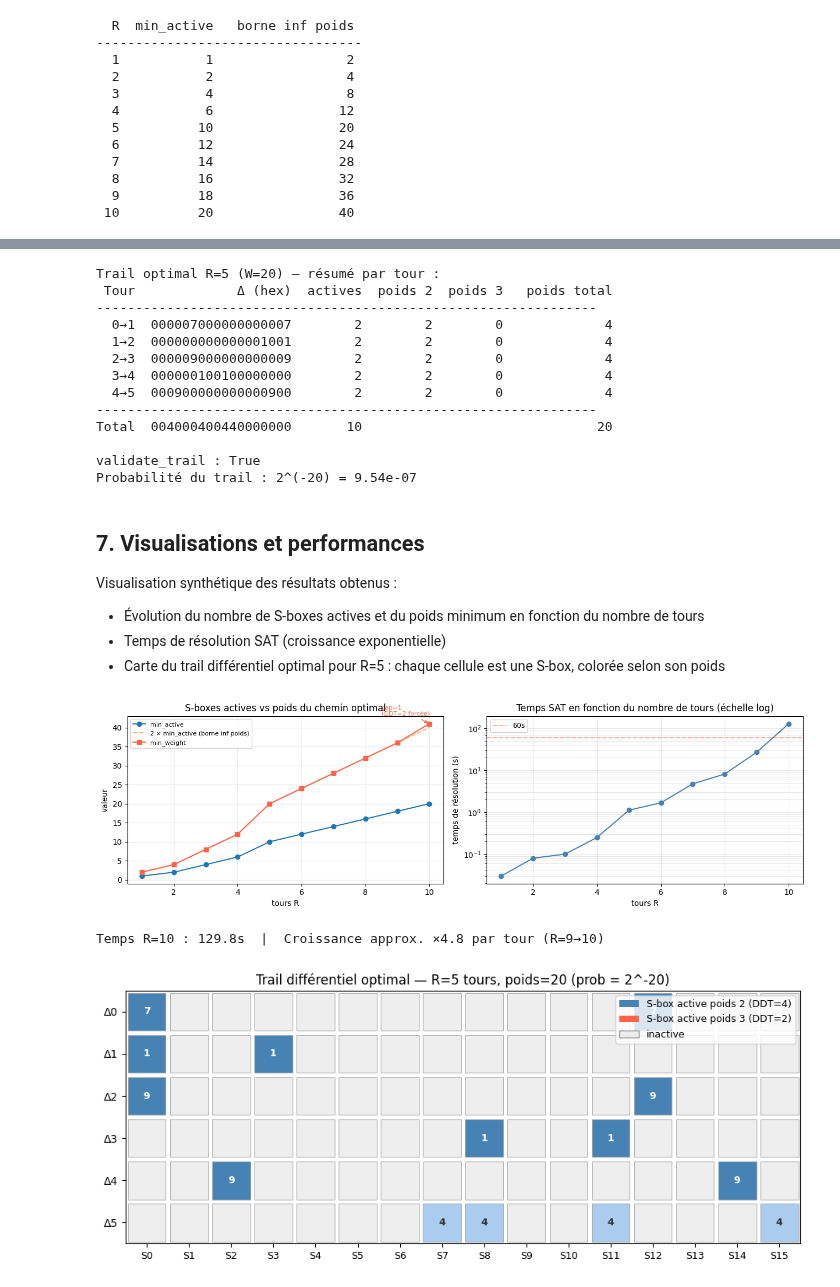
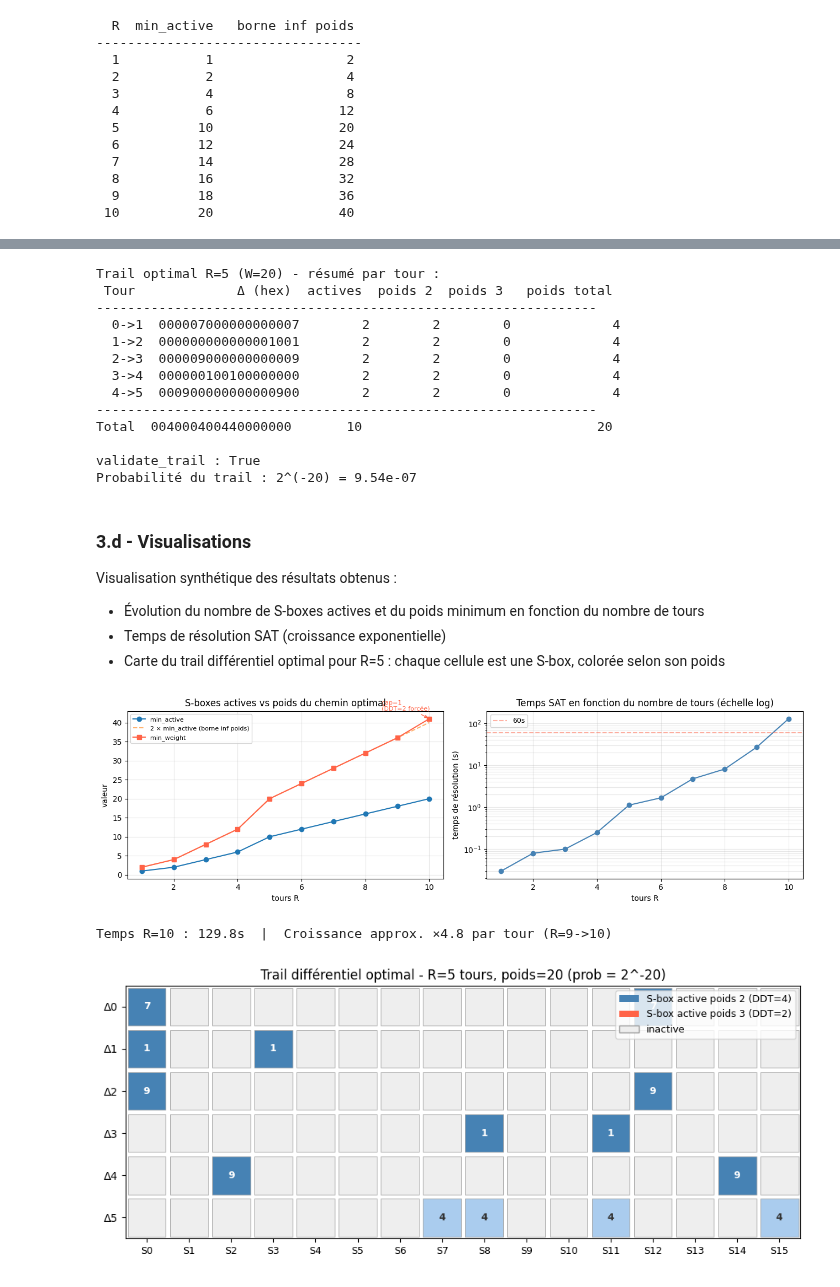
Before and after one commit to touikss/present-sat-cryptanalysis, a Jupyter notebook: notebook.ipynb, the cells around one changed output, grey strips where cells are left out. Cells and saved outputs as stored; diff of their text form; code cells hidden in the pictures.

```diff
--- a/notebook.ipynb
+++ b/notebook.ipynb
@@ -421,7 +404,7 @@ W_demo = min_weight_results[R_demo]
 cnf = build_weighted_model(R_demo, W=W_demo)
 with Cadical195(bootstrap_with=cnf.clauses) as solver:
     sat = solver.solve()
-    assert sat, "Aucun trail — vérifier W"
+    assert sat, "Aucun trail - vérifier W"
     model = solver.get_model()
 
 pos    = set(model)
@@ -435,7 +418,7 @@ def fmt_delta(r, d):
     label   = f"Δ{r} {'(entrée)' if r == 0 else f'(sortie tour {r})'}"
     return f"  {label:<26} {d:016X}   [{n_act} nibble{'s' if n_act != 1 else ''} actif{'s' if n_act != 1 else ''}]"
 
-print(f"Trail optimal — R={R_demo} tour{'s' if R_demo > 1 else ''}, poids cible W={W_demo}")
+print(f"Trail optimal - R={R_demo} tour{'s' if R_demo > 1 else ''}, poids cible W={W_demo}")
 print(SEP)
 
 for r in range(R_demo):
@@ -478,7 +461,7 @@ Trail optimal — R=3 tours, poids cible W=8
   poids réel     : 2×4 + 1×0 = 8  (cible 8)
   probabilité    : 2^(-8) = 3.91e-03
 # %%
-# Trail optimal R=5 (poids 20) — extraction et résumé par tour
+# Trail optimal R=5 (poids 20) - extraction et résumé par tour
 R_vis = 5
 W_vis = min_weight_results[R_vis]
 
@@ -493,7 +476,7 @@ pos_vis    = set(model_vis)
 is_active = [[active_var(R_vis, r, s) in pos_vis for s in range(16)] for r in range(R_vis)]
 is_heavy  = [[heavy_var(R_vis,  r, s) in pos_vis for s in range(16)] for r in range(R_vis)]
 
-print(f"Trail optimal R={R_vis} (W={W_vis}) — résumé par tour :")
+print(f"Trail optimal R={R_vis} (W={W_vis}) - résumé par tour :")
 print(f"{'Tour':>5}  {'Δ (hex)':>18}  {'actives':>7}  {'poids 2':>7}  {'poids 3':>7}  {'poids total':>12}")
 print("-" * 64)
 total_w = 0
@@ -509,21 +492,21 @@ print()
 print(f"validate_trail : {validate_trail(deltas_vis, R_vis)}")
 print(f"Probabilité du trail : 2^(-{total_w}) = {2**(-total_w):.2e}")
 # %% [output]
-Trail optimal R=5 (W=20) — résumé par tour :
+Trail optimal R=5 (W=20) - résumé par tour :
  Tour             Δ (hex)  actives  poids 2  poids 3   poids total
 ----------------------------------------------------------------
-  0→1  000007000000000007        2        2        0             4
-  1→2  000000000000001001        2        2        0             4
-  2→3  000009000000000009        2        2        0             4
-  3→4  000000100100000000        2        2        0             4
-  4→5  000900000000000900        2        2        0             4
+  0->1  000007000000000007        2        2        0             4
+  1->2  000000000000001001        2        2        0             4
+  2->3  000009000000000009        2        2        0             4
+  3->4  000000100100000000        2        2        0             4
+  4->5  000900000000000900        2        2        0             4
 ----------------------------------------------------------------
 Total  004000400440000000       10                              20
 
 validate_trail : True
 Probabilité du trail : 2^(-20) = 9.54e-07
 # %% [markdown]
-## 7. Visualisations et performances
+### 3.d - Visualisations
 
 Visualisation synthétique des résultats obtenus :
 - Évolution du nombre de S-boxes actives et du poids minimum en fonction du nombre de tours
@@ -563,9 +546,9 @@ plt.show()
 print(f"Temps R=10 : {solve_times[10]:.1f}s  |  Croissance approx. ×{solve_times[10]/solve_times[9]:.1f} par tour (R=9->10)")
 # %% [output]
 [figure]
-Temps R=10 : 129.8s  |  Croissance approx. ×4.8 par tour (R=9→10)
+Temps R=10 : 129.8s  |  Croissance approx. ×4.8 par tour (R=9->10)
 # %%
-# Carte du trail optimal R=5 — grille 16 S-boxes × (R+1) couches
+# Carte du trail optimal R=5 - grille 16 S-boxes × (R+1) couches
 fig, ax = plt.subplots(figsize=(15, 4))
 ax.set_xlim(-0.5, 15.5)
 ax.set_ylim(-0.5, R_vis + 0.5)
@@ -579,33 +562,33 @@ for r in range(R_vis + 1):
         if r < R_vis:
             if is_heavy[r][s]:
                 color = 'tomato'
             elif is_active[r][s]:
                 color = 'steelblue'
             else:
                 color = '#eeeeee'
         else:
             color = '#aaccee' if nibble else '#eeeeee'
         ax.add_patch(plt.Rectangle((s - 0.45, r - 0.45), 0.9, 0.9,
                                     fc=color, ec='#999999', lw=0.5))
         if nibble:
             fc = 'white' if color in ('steelblue', 'tomato') else '#333333'
             ax.text(s, r, f'{nibble:X}', ha='center', va='center', fontsize=9, color=fc, fontweight='bold')
 
 ax.set_xticks(range(16))
 ax.set_xticklabels([f'S{i}' for i in range(16)], fontsize=9)
 ax.set_yticks(range(R_vis + 1))
 ax.set_yticklabels([f'Δ{r}' for r in range(R_vis + 1)])
-ax.set_title(f'Trail différentiel optimal — R={R_vis} tours, poids={W_vis} (prob = 2^-{W_vis})')
+ax.set_title(f'Trail différentiel optimal - R={R_vis} tours, poids={W_vis} (prob = 2^-{W_vis})')
 ax.legend(
     handles=[
         mpatches.Patch(fc='steelblue', label=f'S-box active poids 2 (DDT=4)'),
         mpatches.Patch(fc='tomato',    label=f'S-box active poids 3 (DDT=2)'),
         mpatches.Patch(fc='#eeeeee', ec='#999999', label='inactive'),
     ],
     loc='upper right', fontsize=9
 )
 plt.tight_layout()
 plt.show()
 # %% [output]
-[figure, old version]
+[figure, new version]
 # %% [markdown]
```
Also changed, not shown: parts of 25 cells of this notebook, 1 other file.
